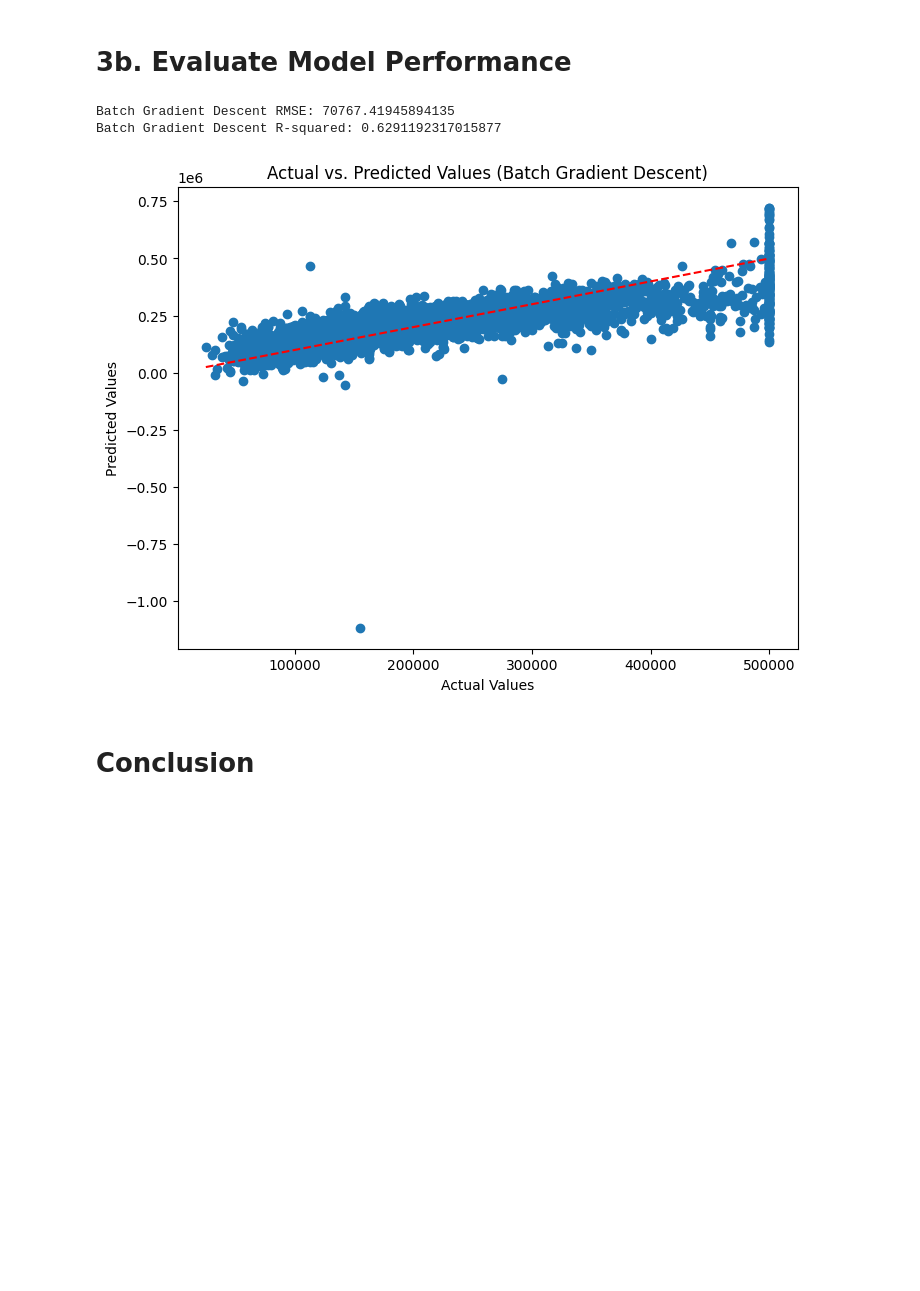
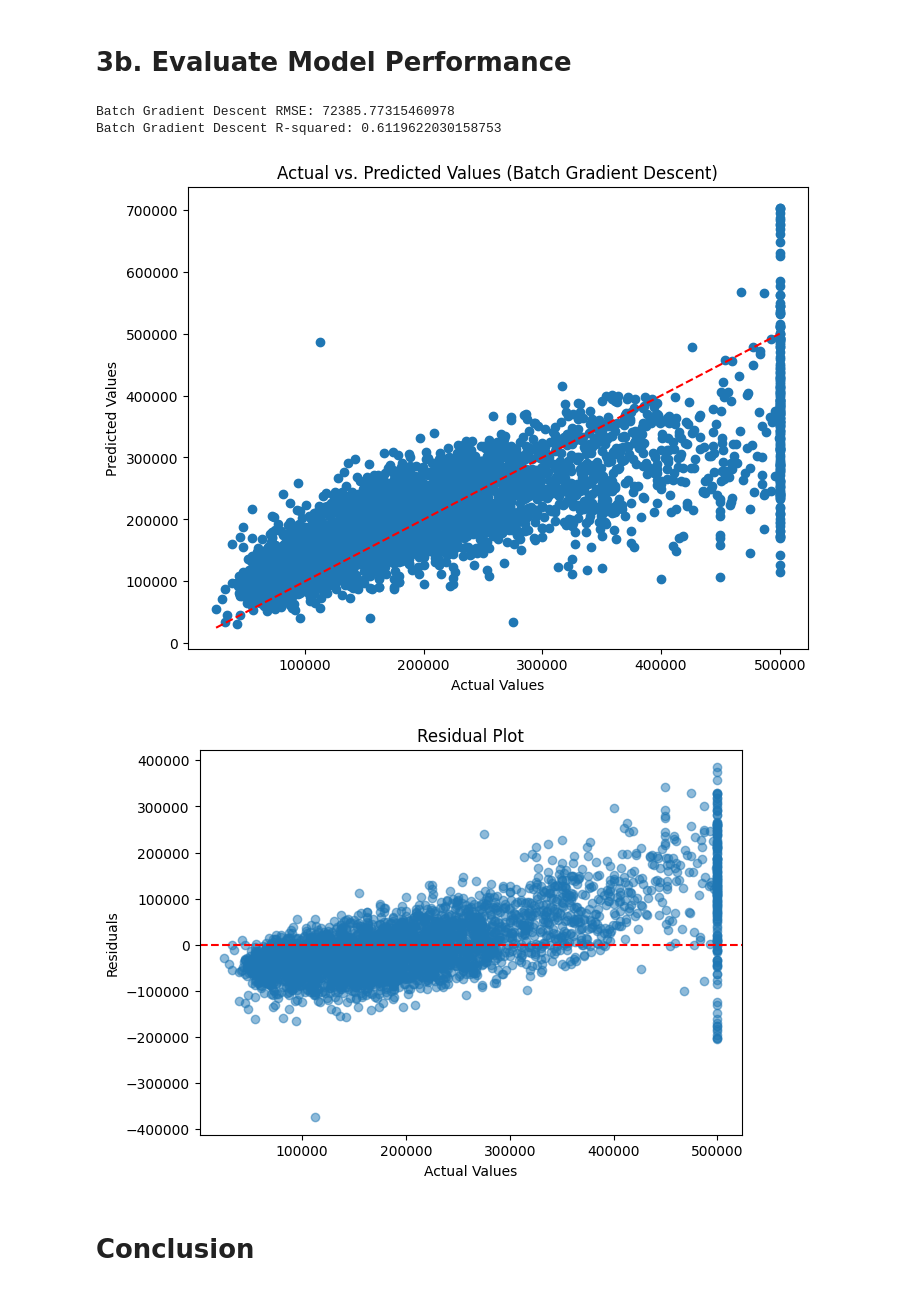
Before and after one commit to ksailesh/housing_price_project, a Jupyter notebook: Regression_Model.ipynb, the cells around one changed output. Cells and saved outputs as stored; diff of their text form; code cells hidden in the pictures; blank space fills up the shorter version.

```diff
--- a/Regression_Model.ipynb
+++ b/Regression_Model.ipynb
@@ -67,6 +67,9 @@ import pandas as pd
 from statsmodels.stats.outliers_influence import variance_inflation_factor
 from sklearn.preprocessing import StandardScaler
 import numpy as np
+import statsmodels.api as sm
+
+# df_enriched_features = df_enriched_features[df_enriched_features['median_house_value'] <= 500000]
 
 df_enriched_features.loc[:, 'income_x_population'] = df_enriched_features['median_income'] * df_enriched_features['population_per_household']
 df_enriched_features.loc[:, 'pop_x_bedroom_ratio'] = df_enriched_features['population_per_household'] * df_enriched_features['bedrooms_per_room']
@@ -76,6 +79,7 @@ df_enriched_features.loc[:, 'ocean_x_rooms'] = df_enriched_features['ocean_proxi
 df_enriched_features.loc[:, 'ocean_x_rooms'] = df_enriched_features['ocean_proximity_NEAR OCEAN'] * df_enriched_features['rooms_per_household']
 
 # Define the independent and dependent variables
+# X = df_enriched_features
 X = df_enriched_features[[
                           'longitude', 'latitude',
                           # 'ocean_proximity_NEAR OCEAN', 'rooms_per_household', 'pop_x_bedroom_ratio',
@@ -120,7 +124,7 @@ if 'const' in high_vif_features:
 print("\nHighly correlated features (VIF > 10):", high_vif_features)
 
 # Remove the highly correlated features from X
-X = X.drop(high_vif_features, axis=1)
+X = X.drop(high_vif_features, axis=1).drop('const', axis=1)
 # %% [output]
                      Feature           VIF
 0                      const  27676.798560
@@ -175,14 +179,19 @@ ocean_x_rooms                  1.000000
 # Train-Test Split
 # Center and Scale the Variables
 from sklearn.model_selection import train_test_split
+from sklearn.preprocessing import MinMaxScaler
 
 # Split data into training (80%) and testing (20%)
 X_train, X_test, y_train, y_test = train_test_split(X, y, test_size=0.2, random_state=42)
 
 # Standardize ONLY predictors (exclude intercept)
-scaler = StandardScaler()
-X_train_scaled = scaler.fit_transform(X_train)
-X_test_scaled = scaler.transform(X_test)
+X_scaler = MinMaxScaler()
+X_train_scaled = X_scaler.fit_transform(X_train)
+X_test_scaled = X_scaler.transform(X_test)
+
+y_scaler = MinMaxScaler()
+y_train_scaled = y_scaler.fit_transform(y_train.values.reshape(-1, 1))
+y_test_scaled = y_scaler.transform(y_test.values.reshape(-1, 1))
 # %% [markdown]
 # 1a. Ordinary Least Squares (OLS)
 # %%
@@ -412,21 +447,32 @@ print(f"Batch Gradient Descent R-squared: {r2_bgd}")
 # print(f"Mini-Batch Gradient Descent RMSE: {rmse_mbgd}")
 # print(f"Mini-Batch Gradient Descent R-squared: {r2_mbgd}")
 # %% [output]
-Batch Gradient Descent RMSE: 70767.41945894135
-Batch Gradient Descent R-squared: 0.6291192317015877
+Batch Gradient Descent RMSE: 72385.77315460978
+Batch Gradient Descent R-squared: 0.6119622030158753
 # %%
 # compare actual and predicted values
 
 # Create a scatter plot of actual vs. predicted values for Batch Gradient Descent
 plt.figure(figsize=(8, 6))
 plt.scatter(y_test, y_pred_bgd)
 plt.xlabel("Actual Values")
 plt.ylabel("Predicted Values")
 plt.title("Actual vs. Predicted Values (Batch Gradient Descent)")
 plt.plot([min(y_test), max(y_test)], [min(y_test), max(y_test)], color='red', linestyle='--')  # Add a diagonal line
 plt.show()
+
+# Residual Plot
+residuals = y_test - y_pred_bgd
+plt.figure(figsize=(7, 5))
+plt.scatter(y_test, residuals, alpha=0.5)
+plt.axhline(y=0, color='red', linestyle='dashed')
+plt.xlabel("Actual Values")
+plt.ylabel("Residuals")
+plt.title("Residual Plot")
+plt.show()
 # %% [output]
-[figure, old version]
+[figure, new version]
+[figure, added]
 # %% [markdown]
 # Conclusion
 # %%
```
Also changed, not shown: parts of 7 cells of this notebook.
